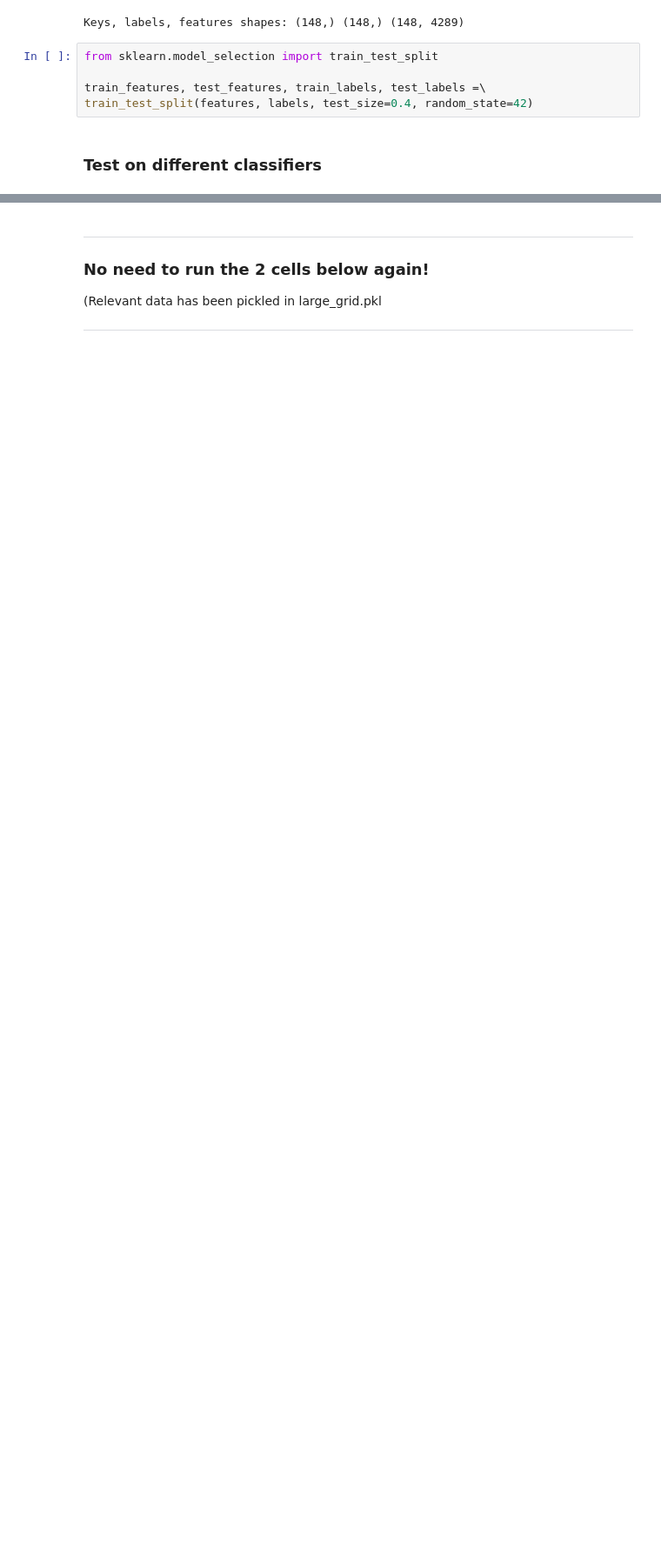
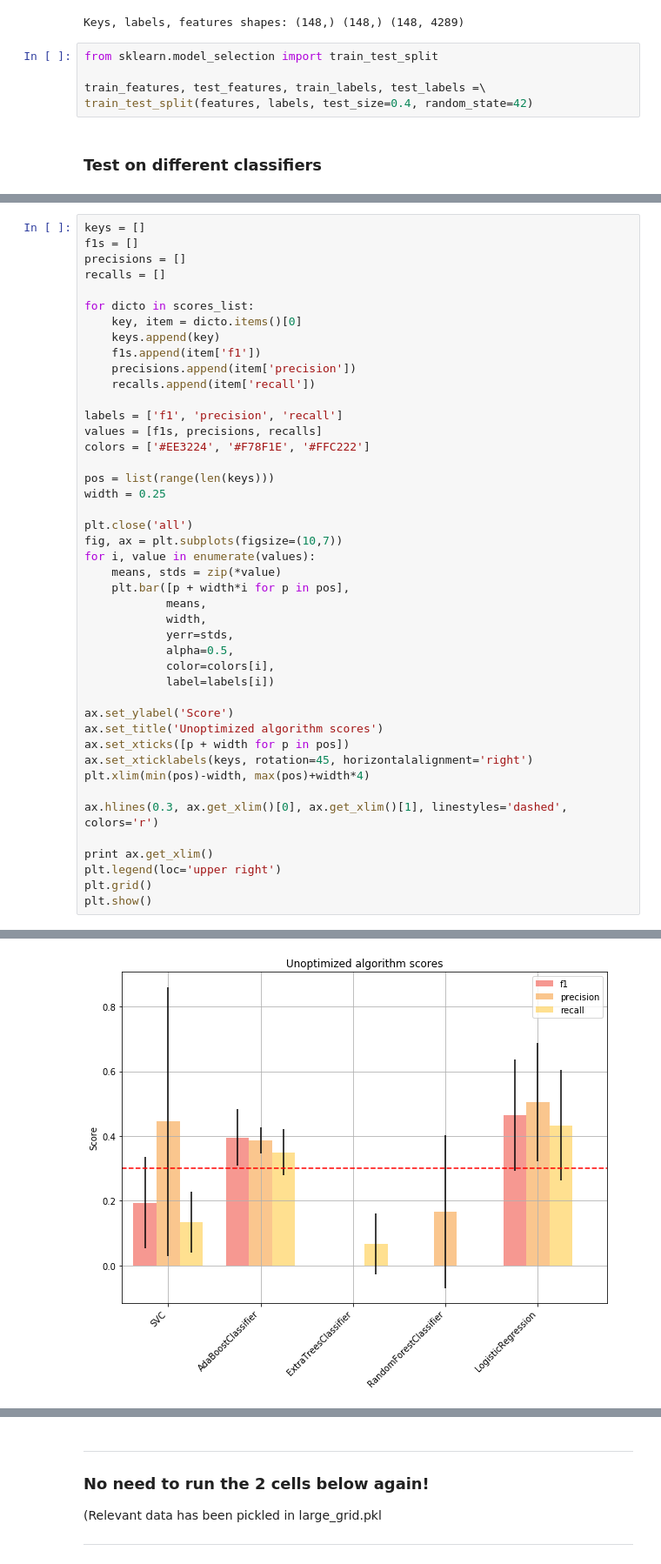
Before and after one commit to trnoriega/enron-data-classifier, a Jupyter notebook: parameter_optimization.ipynb, the cells around one changed output, grey strips where cells are left out. Shown at 87% size. Saved outputs shown, nothing was run; the diff lists cells and outputs as text; blank space fills up the shorter version.

Commit message:
Test unoptimized algorithms and plot cross-validated scores

```diff
--- a/parameter_optimization.ipynb
+++ b/parameter_optimization.ipynb
@@ -161,0 +136,45 @@ best = find_top_scores(grid, 5, 15)
+# %%
+keys = []
+f1s = []
+precisions = []
+recalls = []
+
+for dicto in scores_list:
+    key, item = dicto.items()[0]
+    keys.append(key)
+    f1s.append(item['f1'])
+    precisions.append(item['precision'])
+    recalls.append(item['recall'])
+
+labels = ['f1', 'precision', 'recall']
+values = [f1s, precisions, recalls]
+colors = ['#EE3224', '#F78F1E', '#FFC222']
+
+pos = list(range(len(keys)))
+width = 0.25
+
+plt.close('all')
+fig, ax = plt.subplots(figsize=(10,7))
+for i, value in enumerate(values):
+    means, stds = zip(*value)
+    plt.bar([p + width*i for p in pos],
+            means,
+            width,
+            yerr=stds,
+            alpha=0.5,
+            color=colors[i],
+            label=labels[i])
+
+ax.set_ylabel('Score')
+ax.set_title('Unoptimized algorithm scores')
+ax.set_xticks([p + width for p in pos])
+ax.set_xticklabels(keys, rotation=45, horizontalalignment='right')
+plt.xlim(min(pos)-width, max(pos)+width*4)
+
+ax.hlines(0.3, ax.get_xlim()[0], ax.get_xlim()[1], linestyles='dashed', colors='r')
+
+print ax.get_xlim()
+plt.legend(loc='upper right')
+plt.grid()
+plt.show()
+# %% [output]
@@ -162,3 +182,4 @@ best = find_top_scores(grid, 5, 15)
+[figure, added]
 # %%
 from sklearn.tree import DecisionTreeClassifier
 DTC = DecisionTreeClassifier(class_weight='balanced', random_state=42)
```
Also changed, not shown: parts of 7 cells of this notebook.
